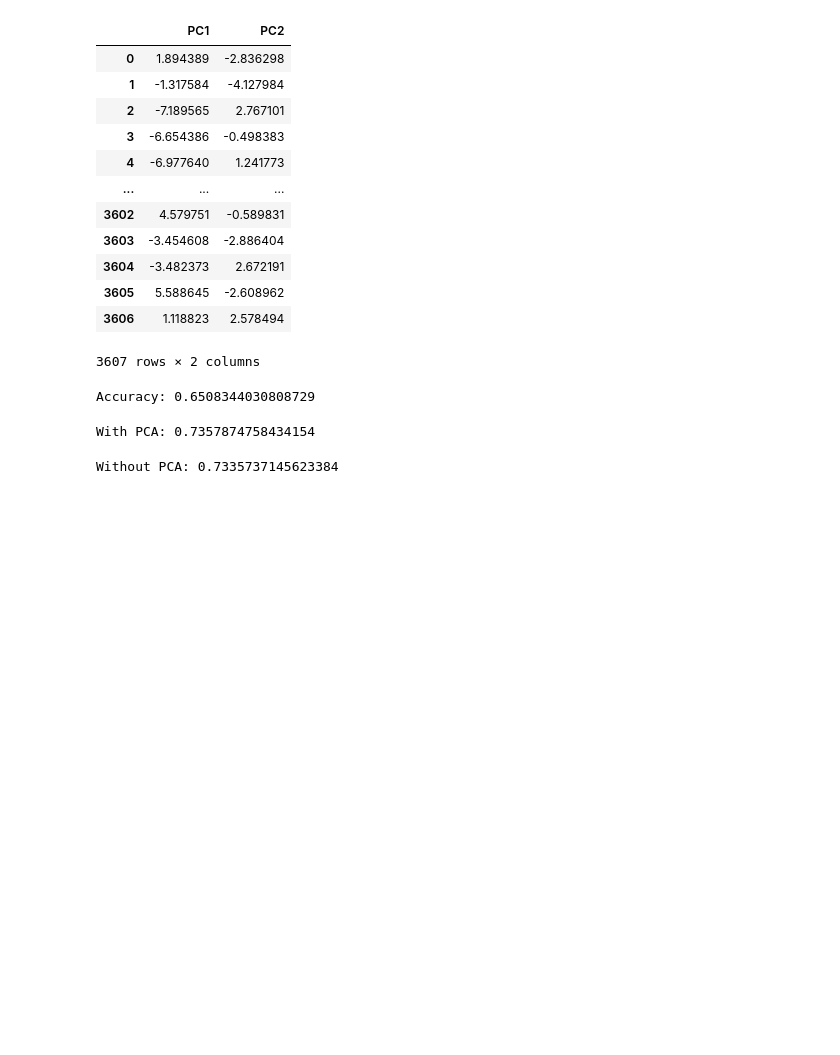
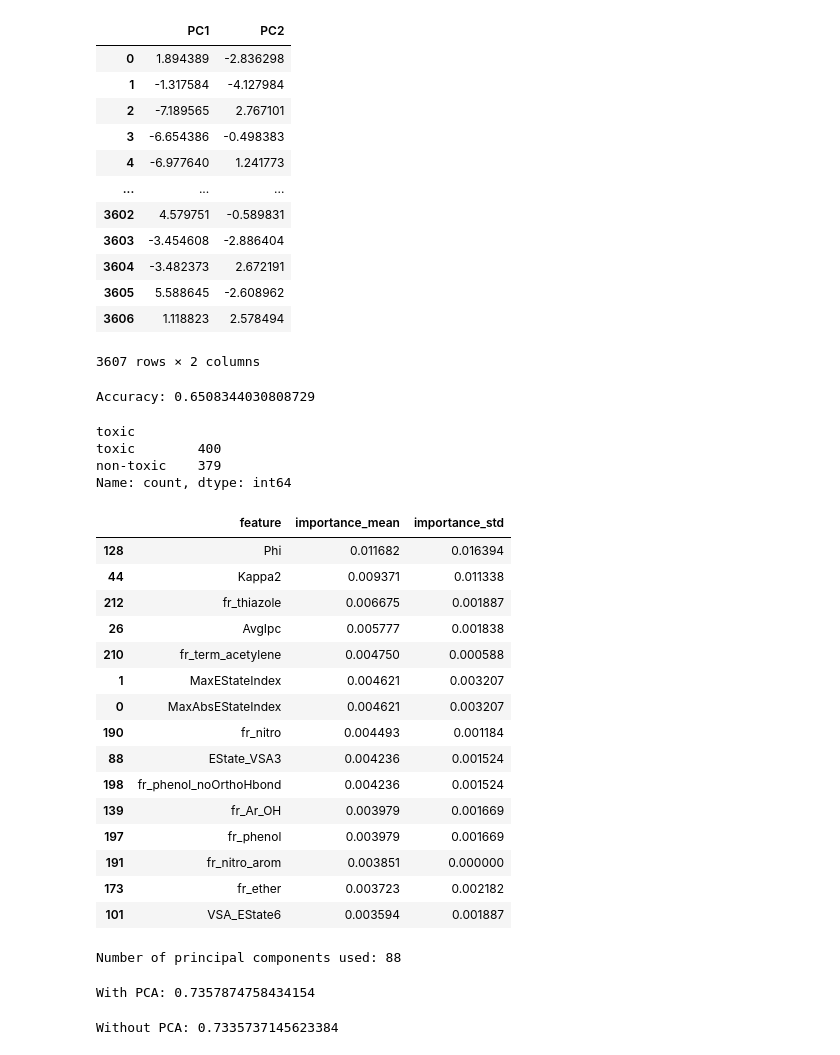
Before and after one commit to dx21006/ML_Tox21_Assessment, a Jupyter notebook: no_nontoxic_nans/Adrian3Knearest.ipynb, the cells around one changed output. Cells and saved outputs as stored; diff of their text form; code cells hidden in the pictures; blank space fills up the shorter version.

```diff
--- a/no_nontoxic_nans/Adrian3Knearest.ipynb
+++ b/no_nontoxic_nans/Adrian3Knearest.ipynb
@@ -183,3 +185,56 @@ Accuracy: 0.6508344030808729
+# %%
+y_binary_labelstest.value_counts()
+# %% [output]
+toxic
+toxic        400
+non-toxic    379
+Name: count, dtype: int64
+# %%
+#toxic_mask = y_binary_labelstest == 'toxic' # gives indices of which compounds are toxic
+
+r_toxic = permutation_importance(
+    pipeline,
+    no_nontoxicnans_xtest_clean,
+    y_binary_labelstest,
+    n_repeats=10,
+    random_state=42,
+    scoring="accuracy"
+)
+# %%
+feature_names = no_nontoxicnans_xtest_clean.columns
+
+df_importance_toxic = pd.DataFrame({
+    "feature": feature_names,
+    "importance_mean": r_toxic.importances_mean,
+    "importance_std": r_toxic.importances_std
+}).sort_values("importance_mean", ascending=False)
+
+#df_importance_toxic
+idx = df_importance_toxic['importance_mean'].nlargest(15).index
+df_importance_toxic.loc[idx]
+# %% [output]
+|  | feature | importance_mean | importance_std |
+| 128 | Phi | 0.011682 | 0.016394 |
+| 44 | Kappa2 | 0.009371 | 0.011338 |
+| 212 | fr_thiazole | 0.006675 | 0.001887 |
+| 26 | AvgIpc | 0.005777 | 0.001838 |
+| 210 | fr_term_acetylene | 0.004750 | 0.000588 |
+| 1 | MaxEStateIndex | 0.004621 | 0.003207 |
+| 0 | MaxAbsEStateIndex | 0.004621 | 0.003207 |
+| 190 | fr_nitro | 0.004493 | 0.001184 |
+| 88 | EState_VSA3 | 0.004236 | 0.001524 |
+| 198 | fr_phenol_noOrthoHbond | 0.004236 | 0.001524 |
+| 139 | fr_Ar_OH | 0.003979 | 0.001669 |
+| 197 | fr_phenol | 0.003979 | 0.001669 |
+| 191 | fr_nitro_arom | 0.003851 | 0.000000 |
+| 173 | fr_ether | 0.003723 | 0.002182 |
+| 101 | VSA_EState6 | 0.003594 | 0.001887 |
+# %%
+# after pipeline.fit(...)
+n_components = pipeline.named_steps["pca"].n_components_
+print("Number of principal components used:", n_components)
+# %% [output]
+Number of principal components used: 88
 # %%
 from sklearn.model_selection import cross_val_score
 from sklearn.pipeline import Pipeline
```
Also changed, not shown: parts of 2 cells of this notebook, 3 other files.
